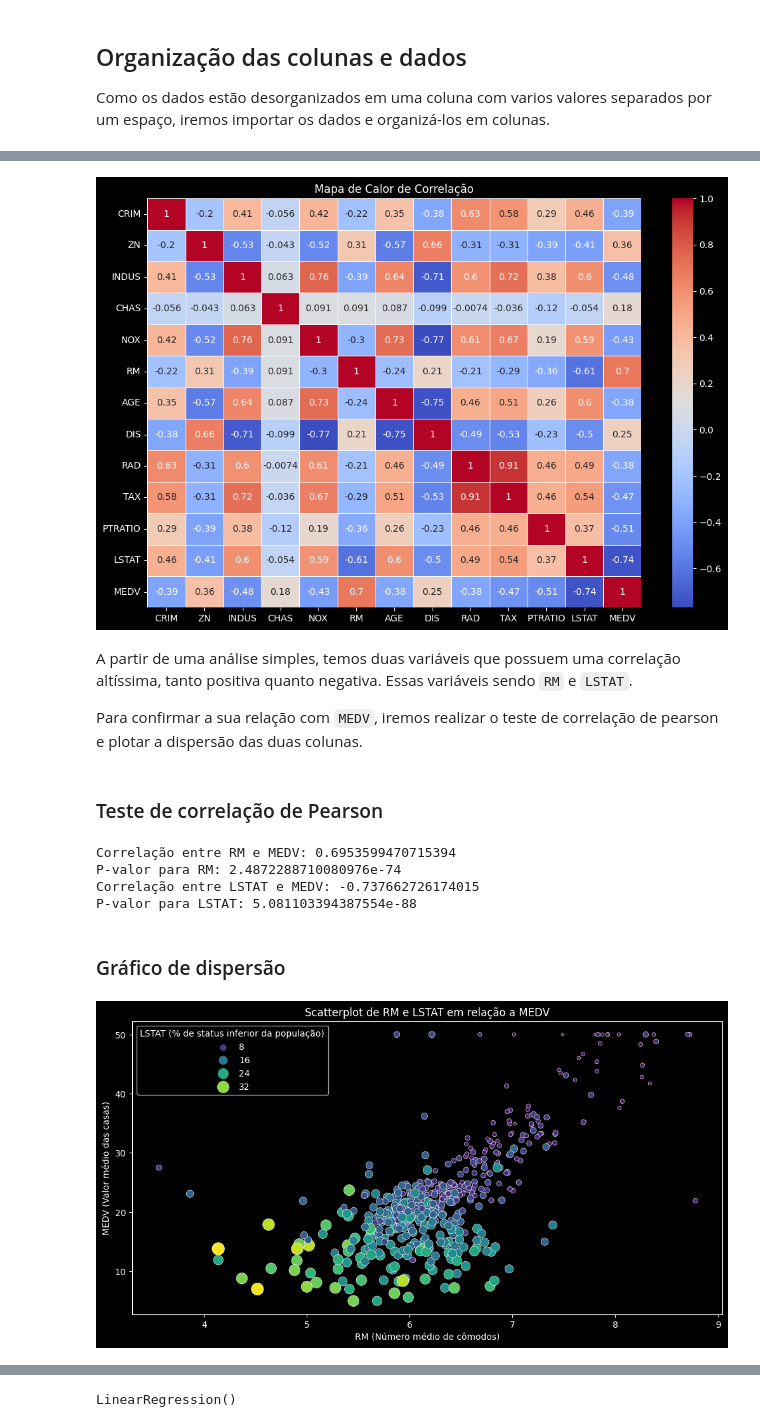
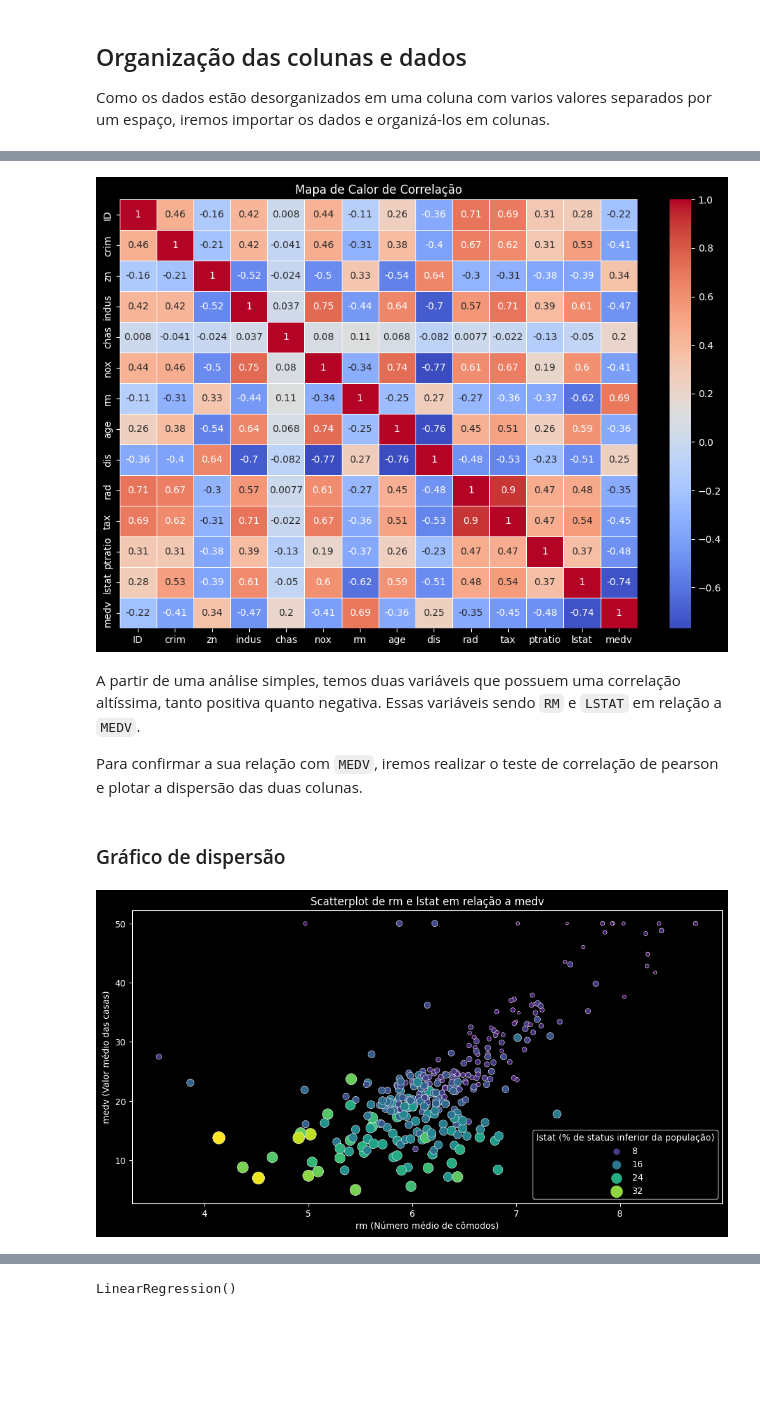
Before and after one commit to vnvz/Boston-house-prices-analysis, a Jupyter notebook: boston_housing_prices.ipynb, the cells around one changed output, grey strips where cells are left out. Cells and saved outputs as stored; diff of their text form; code cells hidden in the pictures; blank space fills up the shorter version.

```diff
--- a/boston_housing_prices.ipynb
+++ b/boston_housing_prices.ipynb
@@ -32 +28,4 @@ df.columns = column_names
+# %%
+df = pd.read_csv('/content/gdrive/MyDrive/Colab Notebooks/Dados/housing_train.csv', header=0, sep=',')
+df_test = pd.read_csv('/content/gdrive/MyDrive/Colab Notebooks/Dados/housing_test.csv', header=0, sep=',')
 # %%
@@ -62,3 +84,4 @@ Estaremos removendo a coluna `b`, já que ela possui implicações de caratér
 # %%
-df.drop('B', axis=1, inplace=True)
+df.drop('black', axis=1, inplace=True)
+df_test.drop('black', axis=1, inplace=True)
 # %% [markdown]
@@ -73,41 +96,21 @@ sns.heatmap(corr_matrix, annot=True, cmap='coolwarm', linewidths=.5)
 plt.title("Mapa de Calor de Correlação")
 plt.show()
 # %% [output]
-[figure, old version]
+[figure, new version]
 # %% [markdown]
-A partir de uma análise simples, temos duas variáveis que possuem uma correlação altíssima, tanto positiva quanto negativa. Essas variáveis sendo `RM` e `LSTAT`.
+A partir de uma análise simples, temos duas variáveis que possuem uma correlação altíssima, tanto positiva quanto negativa. Essas variáveis sendo `RM` e `LSTAT` em relação a `MEDV`.
 
 Para confirmar a sua relação com `MEDV`, iremos realizar o teste de correlação de pearson e plotar a dispersão das duas colunas.
-# %% [markdown]
-### Teste de correlação de Pearson
-# %%
-# Calculando o coeficiente de correlação de Pearson e o p-valor para a variável "RM"
-corr_RM, p_value_RM = stats.pearsonr(df['RM'], df['MEDV'])
-
-# Calculando o coeficiente de correlação de Pearson e o p-valor para a variável "LSTAT"
-corr_LSTAT, p_value_LSTAT = stats.pearsonr(df['LSTAT'], df['MEDV'])
-
-print(f"Correlação entre RM e MEDV: {corr_RM}")
-print(f"P-valor para RM: {p_value_RM}")
-
-print(f"Correlação entre LSTAT e MEDV: {corr_LSTAT}")
-print(f"P-valor para LSTAT: {p_value_LSTAT}")
-# %% [output]
-Correlação entre RM e MEDV: 0.6953599470715394
-P-valor para RM: 2.4872288710080976e-74
-Correlação entre LSTAT e MEDV: -0.737662726174015
-P-valor para LSTAT: 5.081103394387554e-88
 # %% [markdown]
 ### Gráfico de dispersão
 # %%
-# Crie um scatterplot combinando 'RM' e 'LSTAT' em relação a 'MEDV' com paleta de cores amigável para daltônicos
 plt.figure(figsize=(12, 6))
-sns.scatterplot(data=df, x='RM', y='MEDV', hue='LSTAT', palette='viridis', size='LSTAT', sizes=(10, 200))
-plt.title('Scatterplot de RM e LSTAT em relação a MEDV')
-plt.xlabel('RM (Número médio de cômodos)')
-plt.ylabel('MEDV (Valor médio das casas)')
-plt.legend(title='LSTAT (% de status inferior da população)')
+sns.scatterplot(data=df, x='rm', y='medv', hue='lstat', palette='viridis', size='lstat', sizes=(10, 200))
+plt.title('Scatterplot de rm e lstat em relação a medv')
+plt.xlabel('rm (Número médio de cômodos)')
+plt.ylabel('medv (Valor médio das casas)')
+plt.legend(title='lstat (% de status inferior da população)')
 plt.show()
 # %% [output]
-[figure, old version]
+[figure, new version]
 # %% [markdown]
```
Also changed, not shown: parts of 157 cells of this notebook.
